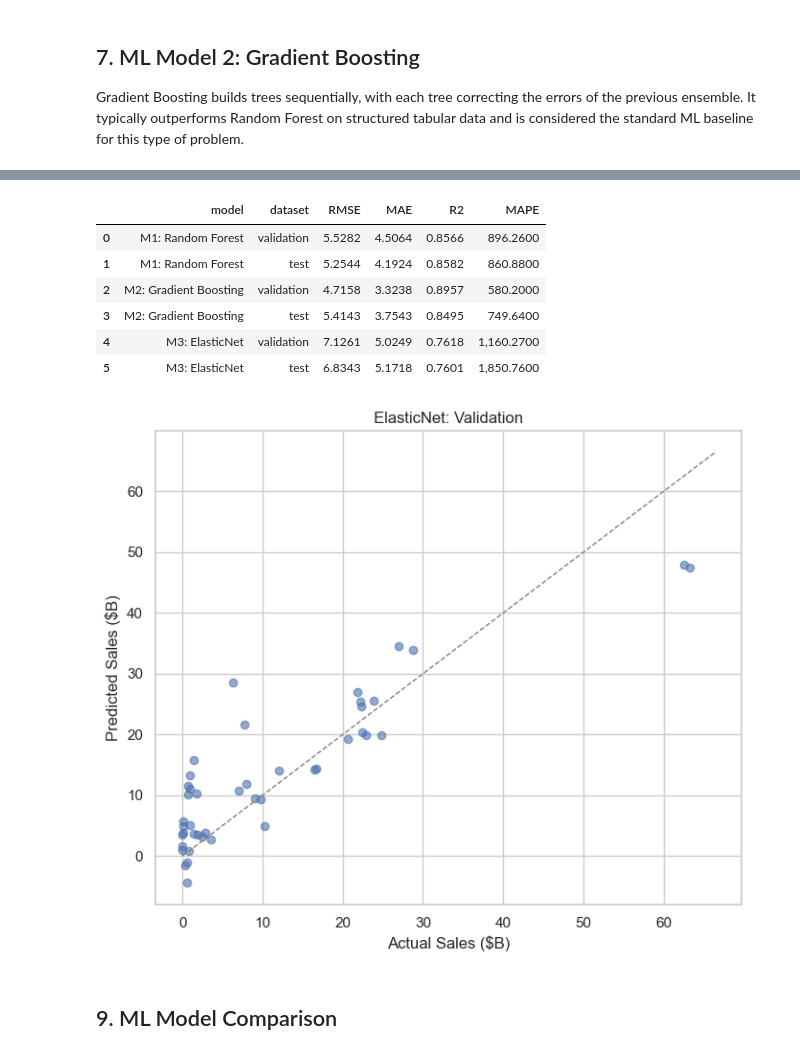
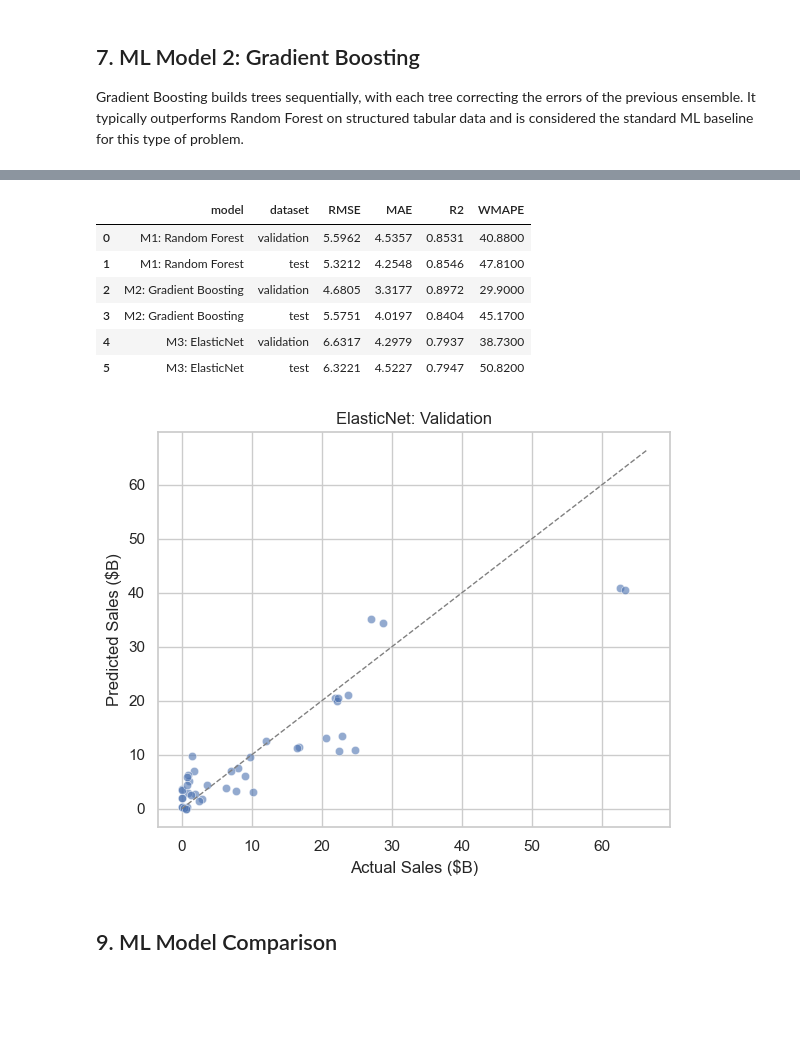
Before and after one commit to deenuy/mmai-marketing-rx-sales-forecasting, a Jupyter notebook: 03_ml_models.ipynb, the cells around one changed output, grey strips where cells are left out. Saved outputs shown, nothing was run; the diff lists cells and outputs as text; code cells hidden in the pictures; blank space fills up the shorter version.

```diff
--- a/03_ml_models.ipynb
+++ b/03_ml_models.ipynb
@@ -82,6 +129,6 @@ transformation. We predict on the original dollar scale for direct comparability
 # %%
-feature_cols = ["year", "detailing", "direct_to_consumer_ad",
-                "log_detailing", "log_dtca", "dtca_zero"]
+# FIX: Align feature set with EDA/parametric logic — use transformed variables only
+feature_cols = ["year_trend", "log_detailing", "log_dtca", "dtca_zero"]
 cat_cols = ["class", "agent"]
 target = "actual_sales"
 
@@ -108,5 +155,5 @@ y_test = test_df[target].values
 
 print(f"Feature matrix shape: {X_train.shape}")
 print(f"Number of features: {len(feature_names)}")
-print(f"Features: {feature_names[:10]} ... ({len(feature_names)} total)")
+print(f"Features: {feature_names[:8]} ... ({len(feature_names)} total)")
 # %% [output]
@@ -116,15 +163,19 @@ Features: ['year', 'detailing', 'direct_to_consumer_ad', 'log_detailing', 'log_d
 # %% [markdown]
 ## 4. Evaluation Utilities
 # %%
+# FIX: Replace MAPE with WMAPE to match the parametric notebook (Notebook 02).
+# MAPE is distorted by near-zero sales brands (values like 580%, 860% are not decision-useful).
+# WMAPE = total absolute error / total actual sales — robust to small denominators.
+
 def evaluate(y_true, y_pred, model_name, dataset_name):
-    """Compute metrics on original dollar scale."""
-    y_pred = np.maximum(y_pred, 0)
+    """Compute metrics on original dollar scale. Uses WMAPE instead of MAPE."""
+    y_true = np.array(y_true)
+    y_pred = np.maximum(np.array(y_pred), 0)
+
     rmse = np.sqrt(mean_squared_error(y_true, y_pred))
     mae = mean_absolute_error(y_true, y_pred)
     r2 = r2_score(y_true, y_pred)
-
-    mask = y_true > 0.01
-    mape = np.mean(np.abs((y_true[mask] - y_pred[mask]) / y_true[mask])) * 100
+    wmape = np.sum(np.abs(y_true - y_pred)) / np.sum(y_true) * 100
 
     return pd.DataFrame({
         "model": [model_name],
@@ -132,14 +183,14 @@ def evaluate(y_true, y_pred, model_name, dataset_name):
         "RMSE": [round(rmse, 4)],
         "MAE": [round(mae, 4)],
         "R2": [round(r2, 4)],
-        "MAPE": [round(mape, 2)]
+        "WMAPE": [round(wmape, 2)]
     })
 
 
 def plot_actual_vs_predicted(y_true, y_pred, title):
-    plt.figure(figsize=(7, 6))
-    plt.scatter(y_true, y_pred, alpha=0.6)
-    lims = [0, max(y_true.max(), y_pred.max()) * 1.05]
+    plt.figure(figsize=(6, 5))
+    plt.scatter(y_true, y_pred, alpha=0.6, edgecolors="white", linewidth=0.5)
+    lims = [0, max(np.max(y_true), np.max(y_pred)) * 1.05]
     plt.plot(lims, lims, "--", color="gray", linewidth=1)
     plt.xlabel("Actual Sales ($B)")
     plt.ylabel("Predicted Sales ($B)")
@@ -147,5 +198,5 @@ def plot_actual_vs_predicted(y_true, y_pred, title):
     plt.tight_layout()
     plt.show()
 
-print("Evaluation utilities ready.")
+print("Evaluation utilities ready (WMAPE replaces MAPE for consistency with Notebook 02).")
 # %% [output]
@@ -349,25 +437,29 @@ Best ElasticNet config: {'alpha': 0.01, 'l1_ratio': 0.5, 'max_iter': 5000, 'rand
 # %%
-# Fit best ElasticNet on full training set
+# Fit best ElasticNet on full training set (log target, scaled features)
+X_train_scaled = scaler.fit_transform(X_train)
+X_valid_scaled = scaler.transform(X_valid)
+X_test_scaled = scaler.transform(X_test)
+
 enet_model = ElasticNet(**best_enet_params)
-enet_model.fit(X_train, y_train)
+enet_model.fit(X_train_scaled, train_df["log_sales"].values)
 
-enet_pred_valid = enet_model.predict(X_valid)
-enet_pred_test = enet_model.predict(X_test)
+enet_pred_valid = np.maximum(np.expm1(enet_model.predict(X_valid_scaled)), 0)
+enet_pred_test = np.maximum(np.expm1(enet_model.predict(X_test_scaled)), 0)
 
 results.append(evaluate(y_valid, enet_pred_valid, "M3: ElasticNet", "validation"))
 results.append(evaluate(y_test, enet_pred_test, "M3: ElasticNet", "test"))
 
 display(pd.concat(results, ignore_index=True))
 plot_actual_vs_predicted(y_valid, enet_pred_valid, "ElasticNet: Validation")
 # %% [output]
-|  | model | dataset | RMSE | MAE | R2 | MAPE |
-| 0 | M1: Random Forest | validation | 5.5282 | 4.5064 | 0.8566 | 896.2600 |
-| 1 | M1: Random Forest | test | 5.2544 | 4.1924 | 0.8582 | 860.8800 |
-| 2 | M2: Gradient Boosting | validation | 4.7158 | 3.3238 | 0.8957 | 580.2000 |
-| 3 | M2: Gradient Boosting | test | 5.4143 | 3.7543 | 0.8495 | 749.6400 |
-| 4 | M3: ElasticNet | validation | 7.1261 | 5.0249 | 0.7618 | 1,160.2700 |
-| 5 | M3: ElasticNet | test | 6.8343 | 5.1718 | 0.7601 | 1,850.7600 |
+|  | model | dataset | RMSE | MAE | R2 | WMAPE |
+| 0 | M1: Random Forest | validation | 5.5962 | 4.5357 | 0.8531 | 40.8800 |
+| 1 | M1: Random Forest | test | 5.3212 | 4.2548 | 0.8546 | 47.8100 |
+| 2 | M2: Gradient Boosting | validation | 4.6805 | 3.3177 | 0.8972 | 29.9000 |
+| 3 | M2: Gradient Boosting | test | 5.5751 | 4.0197 | 0.8404 | 45.1700 |
+| 4 | M3: ElasticNet | validation | 6.6317 | 4.2979 | 0.7937 | 38.7300 |
+| 5 | M3: ElasticNet | test | 6.3221 | 4.5227 | 0.7947 | 50.8200 |
-[figure, old version]
+[figure, new version]
 # %% [markdown]
 ## 9. ML Model Comparison
 # %%
```
Also changed, not shown: parts of 35 cells of this notebook, 8 other files.
